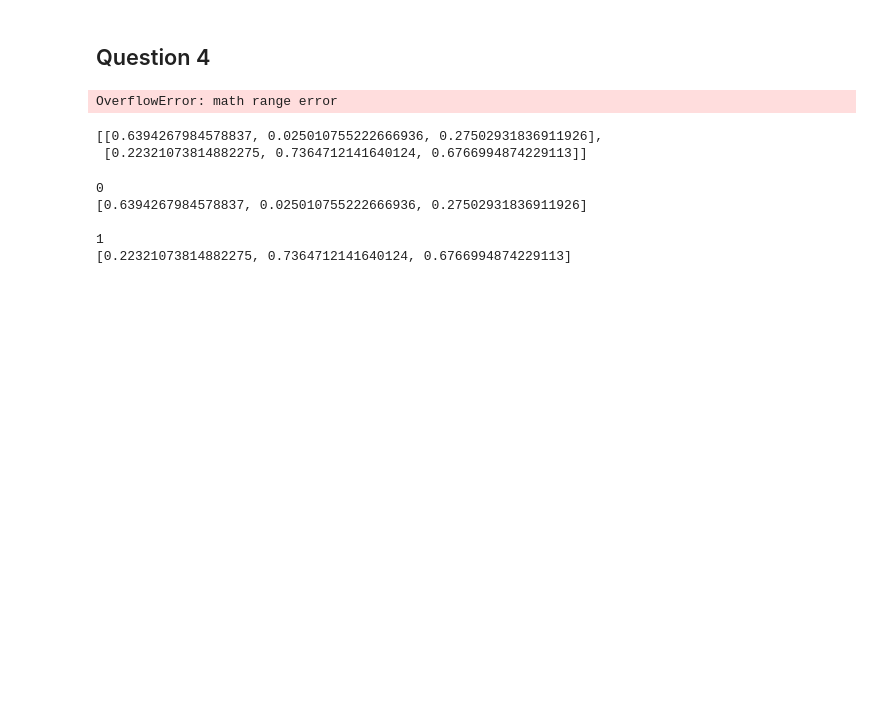
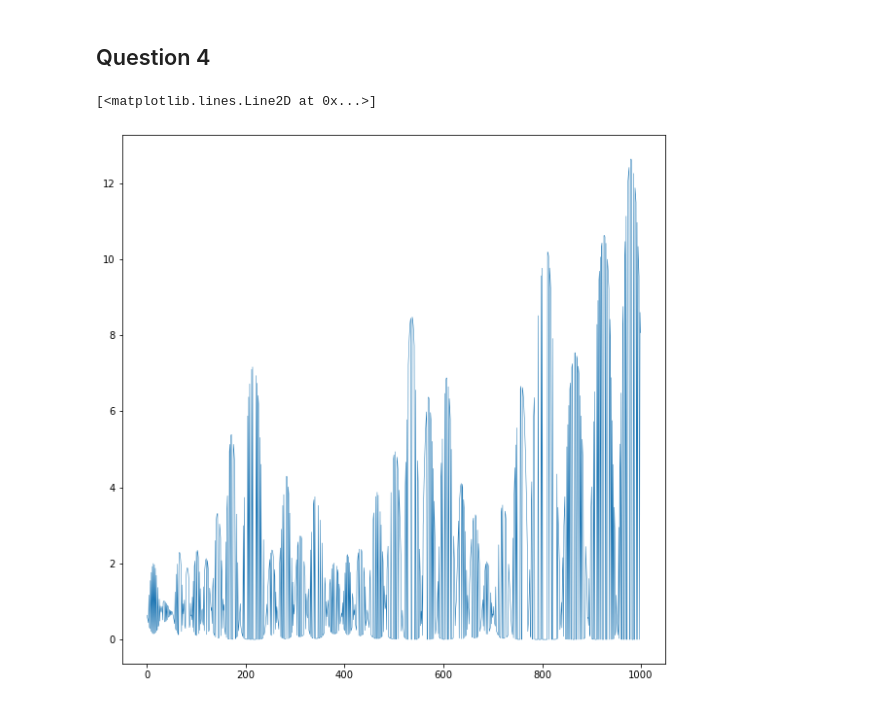
Before and after one commit to martinpucheuaviles/deep-learning-assignment1, a Jupyter notebook: main.ipynb, the cells around one changed output. Drawn from its saved outputs; the diff is of its cells as text; code cells hidden in the pictures; blank space fills up the shorter version.

```diff
--- a/main.ipynb
+++ b/main.ipynb
@@ -472,39 +347,0 @@ def train(x,t,W,b,k,h,c,V,o,y,alpha=0.02):
-# %%
-W,b,k,h,c,V,o,y = initialize_q4() #initialize NN
-losses = []
-counter = 0
-for i,xtrain_i in enumerate(xtrain):
-    t_train_i = [1,0] if ytrain[i] == 1 else [0,1]
-
-    W,b,k,h,c,V,o,y,loss = train(xtrain_i,t_train_i,W,b,k,h,c,V,o,y,alpha=0.05)
-    # print(f"xtrain = {xtrain_i}")
-    # print(f"target = {t_train_i}")
-    # print(f"prediction y = {y}")
-    # print(f"->LOSS = {loss}\n")
-
-    losses.append(loss)
-    # if counter < 10000:
-    #     counter += 1
-    # else:
-    #     break
-
-
-plt.plot(losses)
-# %% [output]
-OverflowError: math range error
-# %%
-W
-# %% [output]
-[[0.6394267984578837, 0.025010755222666936, 0.27502931836911926],
- [0.22321073814882275, 0.7364712141640124, 0.6766994874229113]]
-# %%
-
-    print(i)
-    print(w)
-    print("")
-# %% [output]
-0
-[0.6394267984578837, 0.025010755222666936, 0.27502931836911926]
-
-1
-[0.22321073814882275, 0.7364712141640124, 0.6766994874229113]
@@ -510,0 +537,13 @@ W
+# %%
+dnn = Q4_DNN()
+dnn.default_init()
+
+dnn.train_epoch(alpha=0.02)
+# %%
+plt.rcParams['figure.figsize'] = [10, 10]
+# plt.xlim([0, 60000])
+# plt.ylim([0, 2000])
+plt.plot(dnn.losses[:1000],linewidth=0.5)
+# %% [output]
+[<matplotlib.lines.Line2D at 0x...>]
+[figure, added]
```
Also changed, not shown: parts of 4 cells of this notebook.
